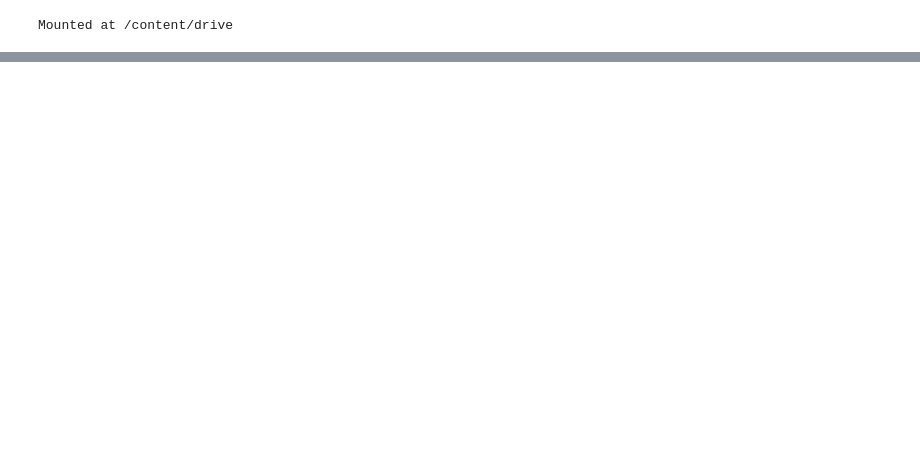
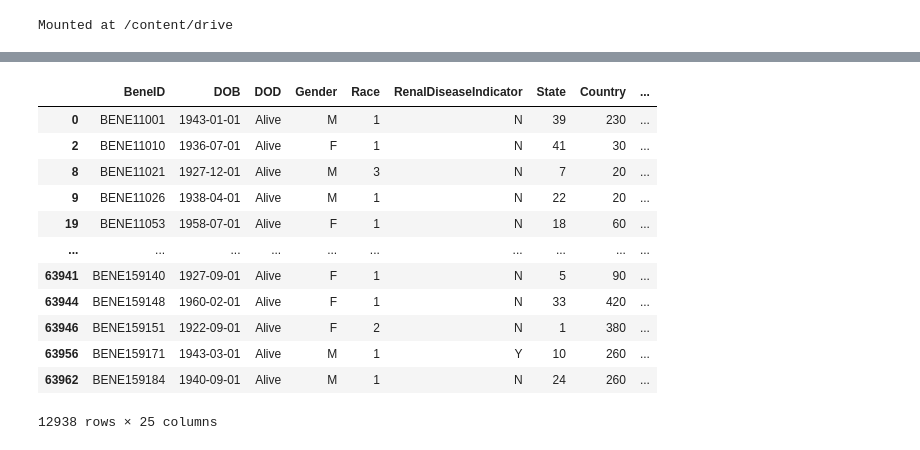
Before and after one commit to shivi13102/Healthcare-Fraud-Provider-Detection-Analysis, a Jupyter notebook: dataClean.ipynb, the cells around one changed output, grey strips where cells are left out. Saved outputs shown, nothing was run; the diff lists cells and outputs as text; code cells hidden in the pictures; blank space fills up the shorter version.

```diff
--- a/dataClean.ipynb
+++ b/dataClean.ipynb
@@ -132,0 +363,6 @@ print(columns_list)
+# %%
+# Rename the 'county' column to 'country'
+test_beneficiary = test_beneficiary.rename(columns={'County': 'Country'})
+
+# Verify the change
+print(test_beneficiary.columns)
@@ -132,0 +404,6 @@ print(columns_list)
+# %%
+# Replace 0 with 'N' in the RenalDiseaseIndicator column
+test_beneficiary['RenalDiseaseIndicator'] = test_beneficiary['RenalDiseaseIndicator'].replace({0: 'N'})
+
+#Verify the changes
+print(test_beneficiary['RenalDiseaseIndicator'].value_counts())
@@ -132,0 +415,6 @@ print(columns_list)
+# %%
+# Replace 1 with 'M' and 2 with 'F' in the gender column for train_beneficiary
+test_beneficiary['Gender'] = test_beneficiary['Gender'].replace({1: 'M', 2: 'F'})
+
+# Verify the changes
+print(test_beneficiary['Gender'].value_counts())
@@ -132,0 +442,3 @@ print(columns_list)
+# %%
+# Remove rows where "Country" or "State" is 0
+test_beneficiary = test_beneficiary[(test_beneficiary['Country'] != 0) & (test_beneficiary['State'] != 0)]
@@ -133,2 +461,36 @@ print(columns_list)
+# %%
+# List of country codes to keep (195 countries)
+country_codes_to_keep = [
+    93, 355, 213, 376, 244, 1, 268, 54, 374, 61, 43, 994, 1, 242, 973, 880, 1, 246, 375, 32, 501, 229, 975,
+    591, 387, 267, 55, 673, 359, 226, 257, 238, 855, 237, 236, 235, 56, 86, 57, 269, 242, 243, 506, 385, 53,
+    357, 420, 45, 253, 1, 767, 1, 809, 1, 829, 1, 849, 593, 20, 503, 240, 291, 372, 268, 251, 679, 358, 33,
+    241, 220, 995, 49, 233, 30, 1, 473, 502, 224, 245, 592, 509, 504, 36, 354, 91, 62, 98, 964, 353, 972, 39,
+    1, 876, 81, 962, 7, 254, 686, 850, 82, 965, 996, 856, 371, 961, 266, 231, 218, 423, 370, 352, 261, 265,
+    60, 960, 223, 356, 692, 222, 230, 52, 691, 373, 377, 976, 382, 212, 258, 95, 264, 674, 977, 31, 64, 505,
+    227, 234, 389, 47, 968, 92, 680, 507, 675, 595, 51, 63, 48, 351, 974, 40, 7, 250, 1, 869, 1, 758, 1, 784,
+    685, 378, 239, 966, 221, 381, 248, 232, 65, 421, 386, 677, 252, 27, 211, 34, 94, 249, 597, 46, 41, 963,
+    886, 992, 255, 66, 670, 228, 676, 1, 868, 216, 90, 993, 688, 256, 380, 971, 44, 1, 598, 998, 678, 379,
+    58, 84, 967, 260, 263
+]
+
+# Filter the DataFrame to keep only rows with specified country codes
+filtered_df = test_beneficiary[test_beneficiary['Country'].isin(country_codes_to_keep)]
+
+# Display the filtered DataFrame
+display(filtered_df)
+# %% [output]
+|  | BeneID | DOB | DOD | Gender | Race | RenalDiseaseIndicator | State | Country | ... |
+| 0 | BENE11001 | 1943-01-01 | Alive | M | 1 | N | 39 | 230 | ... |
+| 2 | BENE11010 | 1936-07-01 | Alive | F | 1 | N | 41 | 30 | ... |
+| 8 | BENE11021 | 1927-12-01 | Alive | M | 3 | N | 7 | 20 | ... |
+| 9 | BENE11026 | 1938-04-01 | Alive | M | 1 | N | 22 | 20 | ... |
+| 19 | BENE11053 | 1958-07-01 | Alive | F | 1 | N | 18 | 60 | ... |
+| ... | ... | ... | ... | ... | ... | ... | ... | ... | ... |
+| 63941 | BENE159140 | 1927-09-01 | Alive | F | 1 | N | 5 | 90 | ... |
+| 63944 | BENE159148 | 1960-02-01 | Alive | F | 1 | N | 33 | 420 | ... |
+| 63946 | BENE159151 | 1922-09-01 | Alive | F | 2 | N | 1 | 380 | ... |
+| 63956 | BENE159171 | 1943-03-01 | Alive | M | 1 | Y | 10 | 260 | ... |
+| 63962 | BENE159184 | 1940-09-01 | Alive | M | 1 | N | 24 | 260 | ... |
+12938 rows × 25 columns
 # %%
 # Define path for storing cleaned data
```
Also changed, not shown: parts of 35 cells of this notebook.
